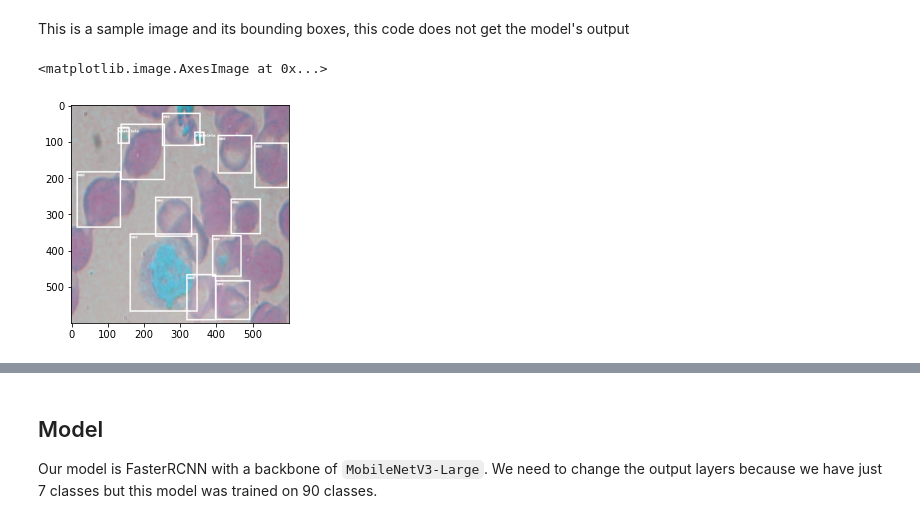
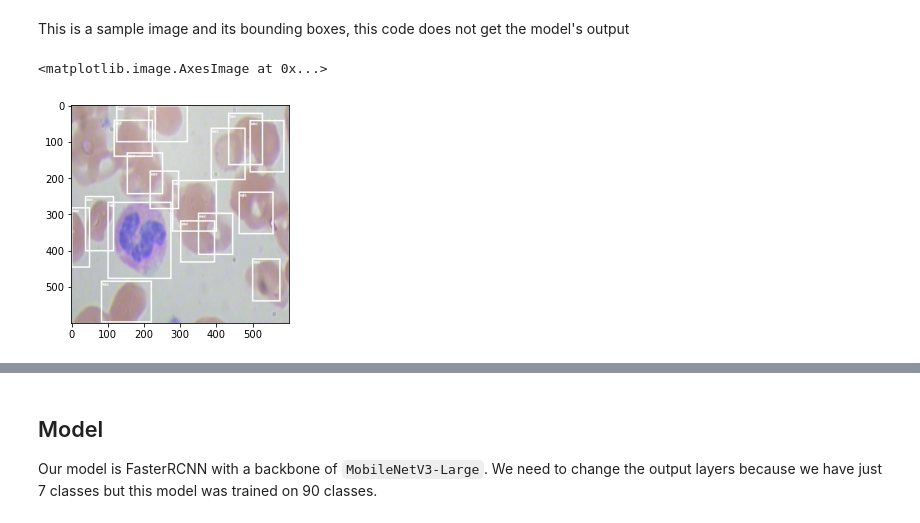
Before and after one commit to josvin912/FasterRCNN, a Jupyter notebook: object-detection-fasterrcnn.ipynb, the cells around one changed output, grey strips where cells are left out. Cells and saved outputs as stored; diff of their text form; code cells hidden in the pictures.

Commit message:
deleted 0 values in train annotation

```diff
--- a/object-detection-fasterrcnn.ipynb
+++ b/object-detection-fasterrcnn.ipynb
@@ -154,8 +215,8 @@ class AquariumDetection(datasets.VisionDataset):
 # %%
-dataset_path = "E:/NishaMiss_Proj/BCCD.v3-raw.coco"
+dataset_path= "E:/NishaMiss_Proj/frcnn/frcnn/BCCD.v3-raw.coco"
 # %%
 #load classes
-coco = COCO(os.path.join(dataset_path, "valid", "_annotations.coco.json"))
+coco = COCO(os.path.join(dataset_path, "train", "dum_annotations.coco.json"))
 categories = coco.cats
 n_classes = len(categories.keys())
 categories
@@ -194,14 +255,14 @@ index created!
 This is a sample image and its bounding boxes, this code does not get the model's output
 # %%
 # Lets view a sample
-sample = train_dataset[4]
+sample = train_dataset[9]
 img_int = torch.tensor(sample[0] * 255, dtype=torch.uint8)
 plt.imshow(draw_bounding_boxes(
     img_int, sample[1]['boxes'], [classes[i] for i in sample[1]['labels']], width=4
 ).permute(1, 2, 0))
 # %% [output]
 <matplotlib.image.AxesImage at 0x...>
-[figure, old version]
+[figure, new version]
 # %%
 len(train_dataset)
 # %% [output]
```
Also changed, not shown: parts of 24 cells of this notebook, 4 other files.
